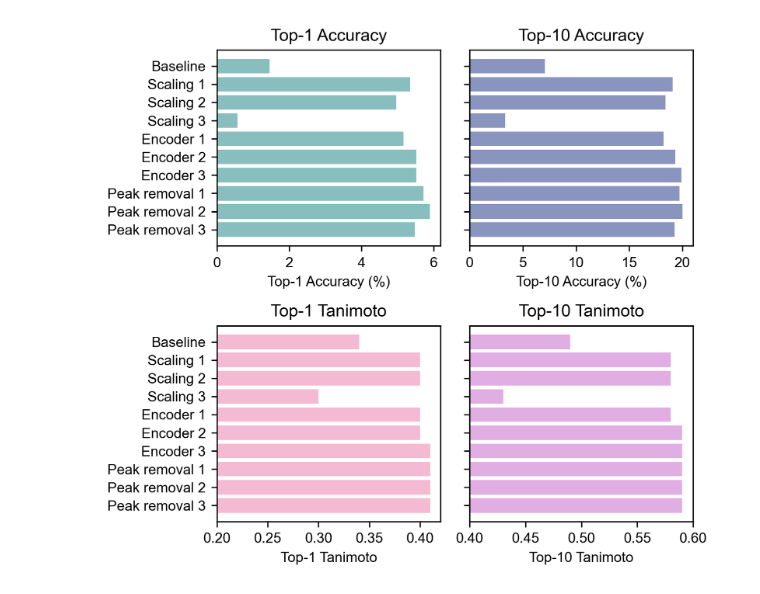
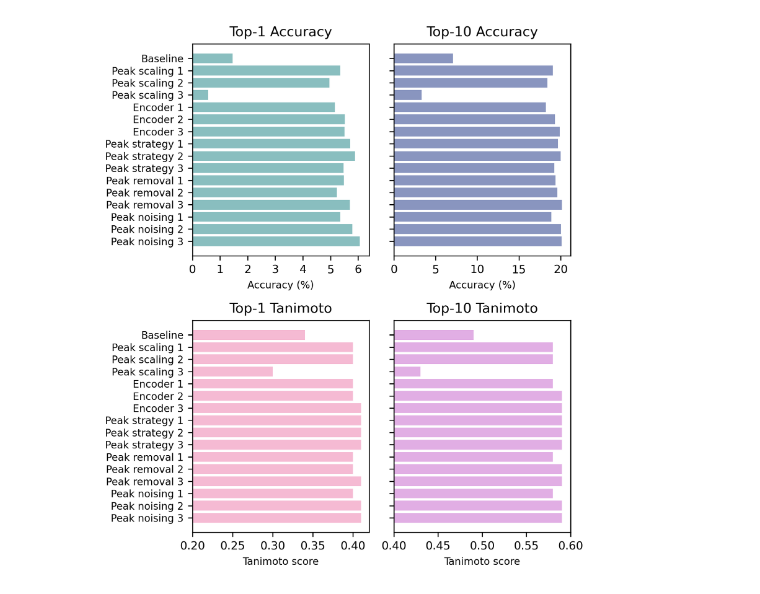
Before and after one commit to kuulia/DiffEIMS, a Jupyter notebook: notebooks/plots_thesis.ipynb, the cells around one changed output. Drawn from its saved outputs; the diff is of its cells as text; code cells hidden in the pictures.

Commit message:
plots

```diff
--- a/notebooks/plots_thesis.ipynb
+++ b/notebooks/plots_thesis.ipynb
@@ -251,14 +329,33 @@ import numpy as np
 # Data
 data = {
     "Experiment": [
-        "Baseline", "Scaling 1", "Scaling 2", "Scaling 3",
+        "Baseline", "Peak scaling 1", "Peak scaling 2", "Peak scaling 3",
         "Encoder 1", "Encoder 2", "Encoder 3",
-        "Peak removal 1", "Peak removal 2", "Peak removal 3"
+        "Peak strategy 1", "Peak strategy 2", "Peak strategy 3",
+        "Peak removal 1", "Peak removal 2", "Peak removal 3",
+        "Peak noising 1", "Peak noising 2", "Peak noising 3"
+
     ],
-    "Top-1 Accuracy": [1.46, 5.35, 4.96, 0.57, 5.16, 5.52, 5.51, 5.71, 5.89, 5.47],
-    "Top-1 Tanimoto": [0.34, 0.40, 0.40, 0.30, 0.40, 0.40, 0.41, 0.41, 0.41, 0.41],
-    "Top-10 Accuracy": [7.08, 19.07, 18.4, 3.33, 18.22, 19.33, 19.89, 19.7, 20.0, 19.24],
-    "Top-10 Tanimoto": [0.49, 0.58, 0.58, 0.43, 0.58, 0.59, 0.59, 0.59, 0.59, 0.59]
+    "Top-1 Accuracy": [1.46, 5.35, 4.96, 0.57,
+                       5.16, 5.52, 5.51,
+                       5.71, 5.89, 5.47,
+                       5.49, 5.23, 5.70,
+                       5.35, 5.79, 6.06],
+    "Top-1 Tanimoto": [0.34, 0.40, 0.40, 0.30,
+                       0.40, 0.40, 0.41,
+                       0.41, 0.41, 0.41,
+                       0.40, 0.40, 0.41,
+                       0.40, 0.41, 0.41],
+    "Top-10 Accuracy": [7.08, 19.07, 18.4, 3.33,
+                        18.22, 19.33, 19.89,
+                        19.7, 20.0, 19.24,
+                        19.38, 19.60, 20.16,
+                        18.90, 20.04, 20.13],
+    "Top-10 Tanimoto": [0.49, 0.58, 0.58, 0.43,
+                        0.58, 0.59, 0.59,
+                        0.59, 0.59, 0.59,
+                        0.58, 0.59, 0.59,
+                        0.58, 0.59, 0.59]
 }
 
 df = pd.DataFrame(data)
@@ -269,44 +366,47 @@ y_pos = np.arange(len(experiments))
 colors = ['#89bebf', '#8995BF', '#f5bad3', '#e1aee4']
 
 # Figure
-fig, axes = plt.subplots(2, 2, figsize=(400/72, 180/72*2), dpi=300, sharey=True)
+fig, axes = plt.subplots(2, 2, figsize=(400/72, 180/72*2.5), dpi=300, sharey=True)
 
 # Top-1 Accuracy
 axes[0,0].barh(y_pos, df["Top-1 Accuracy"], color=colors[0])
 axes[0,0].set_yticks(y_pos)
-axes[0,0].set_yticklabels(experiments)
-axes[0,0].set_xlabel("Top-1 Accuracy (%)")
+axes[0,0].set_yticklabels(experiments, fontsize=fs-1)
+axes[0,0].set_xlabel("Accuracy (%)", fontsize=fs-1)
 axes[0,0].set_title("Top-1 Accuracy")
-axes[0,0].set_xlim([0,6])
-axes[0,0].set_xticks(np.linspace(0.2, 0.4, 5))
+axes[0,0].set_xlim([0,6.4])
+axes[0,0].set_xticks(np.linspace(0, 6, 7))
 
 # Top-10 Accuracy
 axes[0,1].barh(y_pos, df["Top-10 Accuracy"], color=colors[1])
 axes[0,1].set_yticks(y_pos)
-axes[0,1].set_xlabel("Top-10 Accuracy (%)")
+axes[0,1].set_xlabel("Accuracy (%)", fontsize=fs-1)
 axes[0,1].set_title("Top-10 Accuracy")
+axes[0,1].set_xlim([0,21.2])
+axes[0,1].set_xticks(np.linspace(0, 20, 5))
 
 # Top-1 Tanimoto
 axes[1,0].barh(y_pos, df["Top-1 Tanimoto"], color=colors[2])
 axes[1,0].set_yticks(y_pos)
-axes[1,0].set_yticklabels(experiments)
-axes[1,0].set_xlabel("Top-1 Tanimoto")
+axes[1,0].set_yticklabels(experiments, fontsize=fs-1)
+axes[1,0].set_xlabel("Tanimoto score", fontsize=fs-1)
 axes[1,0].set_title("Top-1 Tanimoto")
 axes[1,0].set_xlim([0.2,0.42])
 axes[1,0].set_xticks(np.linspace(0.2, 0.4, 5))
 
 # Top-10 Tanimoto
 axes[1,1].barh(y_pos, df["Top-10 Tanimoto"], color=colors[3])
 axes[1,1].set_yticks(y_pos)
 axes[1,1].invert_yaxis()
-axes[1,1].set_xlabel("Top-10 Tanimoto")
+axes[1,1].set_xlabel("Tanimoto score", fontsize=fs-1)
 axes[1,1].set_title("Top-10 Tanimoto")
 axes[1,1].set_xlim([0.4,0.6])
 axes[1,1].set_xticks(np.linspace(0.4, 0.6, 5))
 
 plt.tight_layout()
+plt.savefig('figs/2x2_results.png', dpi=300)
 plt.show()
 # %% [output]
-[figure, old version]
+[figure, new version]
 # %%
 dfs[1].to_csv('df.csv')
```
Also changed, not shown: parts of 7 cells of this notebook, 2 other files.
